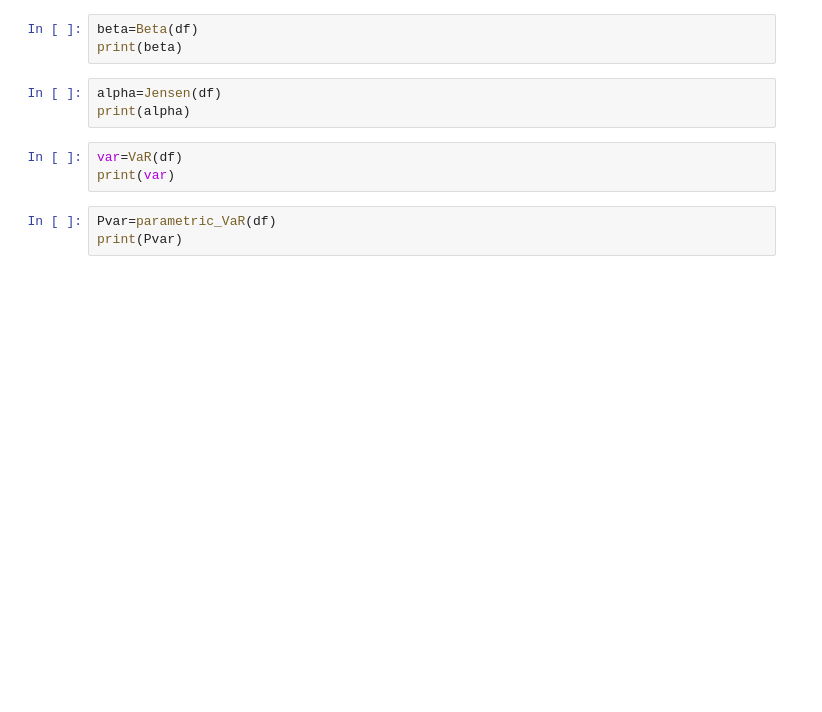
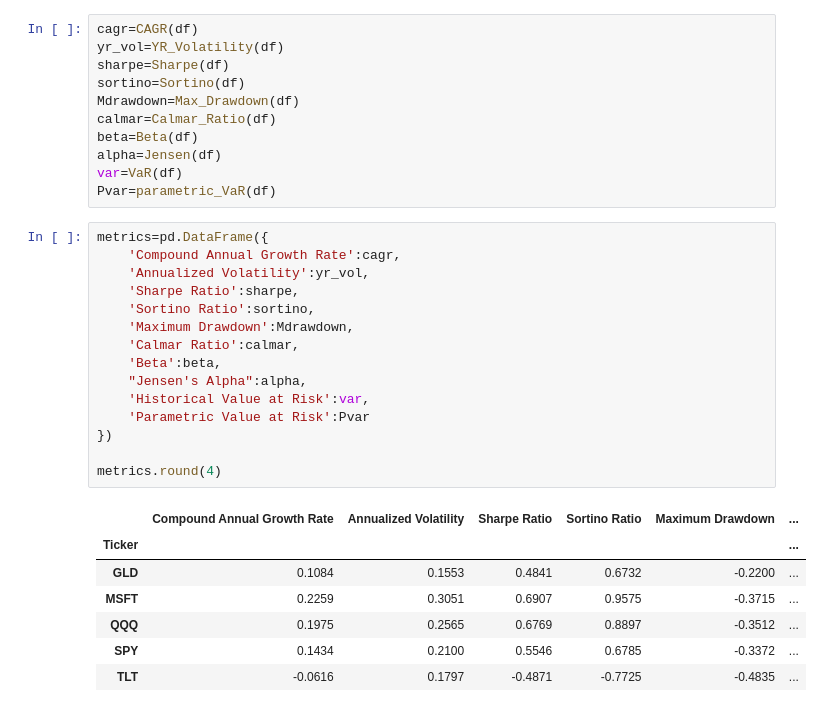
Before and after one commit to LuckyLukeII/portfolio-analysis, a Jupyter notebook: notebooks/03_metrics_calculation.ipynb, the cells around one changed output. Cells and saved outputs as stored; diff of their text form; blank space fills up the shorter version.

```diff
--- a/notebooks/03_metrics_calculation.ipynb
+++ b/notebooks/03_metrics_calculation.ipynb
@@ -24,12 +14,34 @@ print(Mdrawdown)
-# %%
-beta=Beta(df)
-print(beta)
-# %%
-alpha=Jensen(df)
-print(alpha)
-# %%
-var=VaR(df)
-print(var)
-# %%
-Pvar=parametric_VaR(df)
-print(Pvar)
+# %%
+cagr=CAGR(df)
+yr_vol=YR_Volatility(df)
+sharpe=Sharpe(df)
+sortino=Sortino(df)
+Mdrawdown=Max_Drawdown(df)
+calmar=Calmar_Ratio(df)
+beta=Beta(df)
+alpha=Jensen(df)
+var=VaR(df)
+Pvar=parametric_VaR(df)
+# %%
+metrics=pd.DataFrame({
+    'Compound Annual Growth Rate':cagr,
+    'Annualized Volatility':yr_vol,
+    'Sharpe Ratio':sharpe,
+    'Sortino Ratio':sortino,
+    'Maximum Drawdown':Mdrawdown,
+    'Calmar Ratio':calmar,
+    'Beta':beta,
+    "Jensen's Alpha":alpha,
+    'Historical Value at Risk':var,
+    'Parametric Value at Risk':Pvar
+})
+
+metrics.round(4)
+# %% [output]
+|  | Compound Annual Growth Rate | Annualized Volatility | Sharpe Ratio | Sortino Ratio | Maximum Drawdown | ... |
+| Ticker |  |  |  |  |  | ... |
+| GLD | 0.1084 | 0.1553 | 0.4841 | 0.6732 | -0.2200 | ... |
+| MSFT | 0.2259 | 0.3051 | 0.6907 | 0.9575 | -0.3715 | ... |
+| QQQ | 0.1975 | 0.2565 | 0.6769 | 0.8897 | -0.3512 | ... |
+| SPY | 0.1434 | 0.2100 | 0.5546 | 0.6785 | -0.3372 | ... |
+| TLT | -0.0616 | 0.1797 | -0.4871 | -0.7725 | -0.4835 | ... |
```
Also changed, not shown: parts of 9 cells of this notebook, 3 other files.
